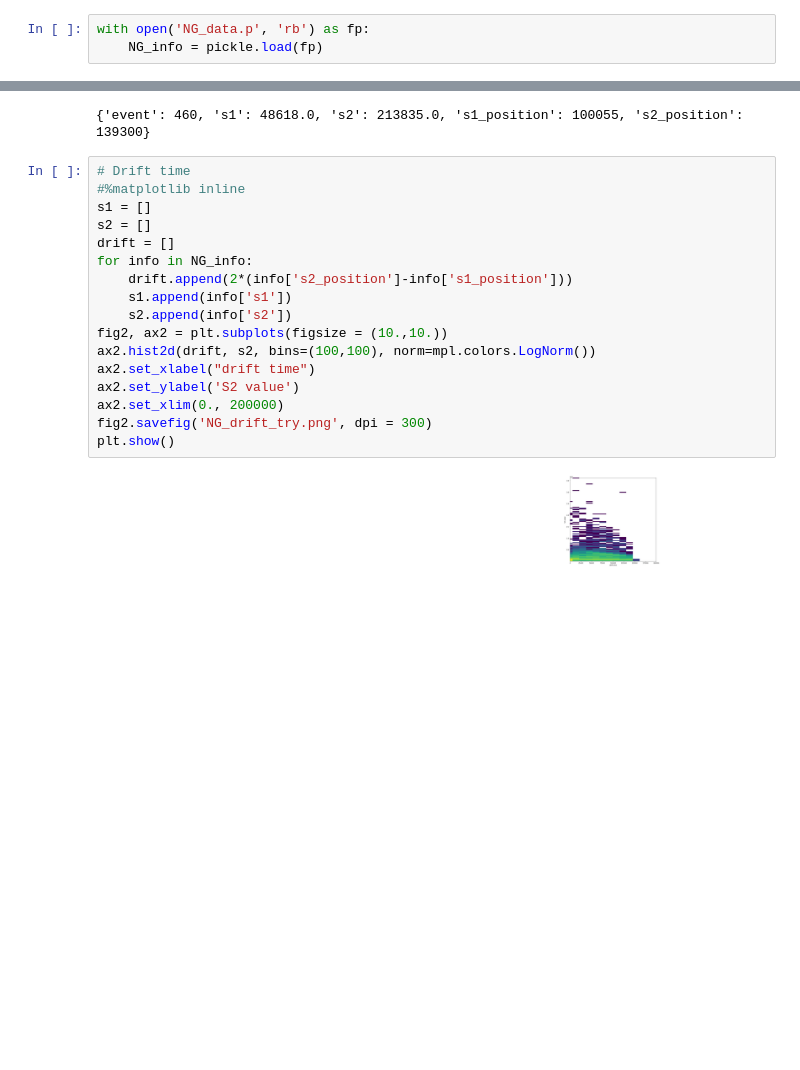
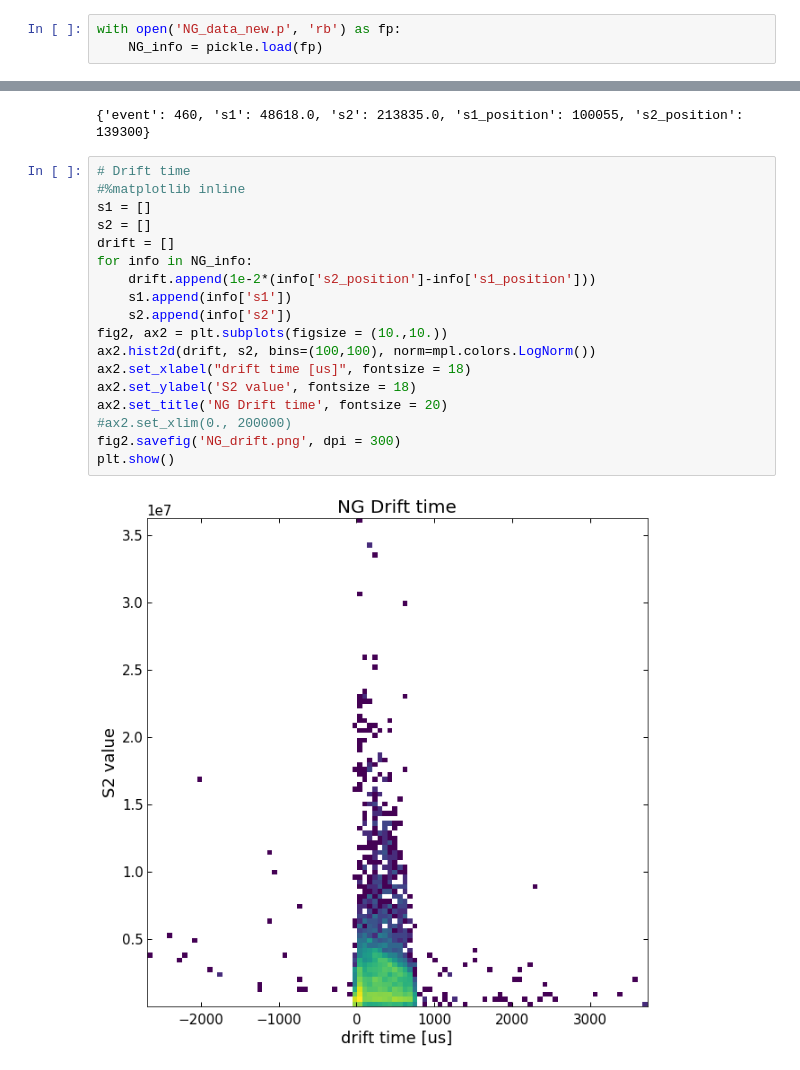
Before and after one commit to wesselrijk/XENON1T_NikhefProject, a Jupyter notebook: DataAnalysis/Correlation.ipynb, the cells around one changed output, grey strips where cells are left out. Cells and saved outputs as stored; diff of their text form; blank space fills up the shorter version.

Commit message:
Add new Rn data and plot correlation

```diff
--- a/DataAnalysis/Correlation.ipynb
+++ b/DataAnalysis/Correlation.ipynb
@@ -14,7 +15,7 @@ det_ch = { 'tpc': list(range(0, 247+1)), 'veto': list(range(248, 253+1)),
           'hev_on': [257], 'hev_off': [258], 'muon_veto_trigger': [259], }
 n_channels = 260
 # %%
-with open('NG_data.p', 'rb') as fp:
+with open('NG_data_new.p', 'rb') as fp:
     NG_info = pickle.load(fp)
 # %%
 print(NG_info[300])
@@ -23,22 +24,23 @@ print(NG_info[300])
 # %%
 # Drift time
 #%matplotlib inline
 s1 = []
 s2 = []
 drift = []
 for info in NG_info:
-    drift.append(2*(info['s2_position']-info['s1_position']))
+    drift.append(1e-2*(info['s2_position']-info['s1_position']))
     s1.append(info['s1'])
     s2.append(info['s2'])
 fig2, ax2 = plt.subplots(figsize = (10.,10.))
 ax2.hist2d(drift, s2, bins=(100,100), norm=mpl.colors.LogNorm())
-ax2.set_xlabel("drift time")
-ax2.set_ylabel('S2 value')
-ax2.set_xlim(0., 200000)
-fig2.savefig('NG_drift_try.png', dpi = 300)
+ax2.set_xlabel("drift time [us]", fontsize = 18)
+ax2.set_ylabel('S2 value', fontsize = 18)
+ax2.set_title('NG Drift time', fontsize = 20)
+#ax2.set_xlim(0., 200000)
+fig2.savefig('NG_drift.png', dpi = 300)
 plt.show()
 # %% [output]
-[figure, old version]
+[figure, new version]
 # %%
 fig3, ax3 = plt.subplots(figsize = (10.,10.))
 ax3.hist2d(s1, s2, bins=(100,100), norm=mpl.colors.LogNorm())
```
Also changed, not shown: parts of 7 cells of this notebook, 11 other files.
